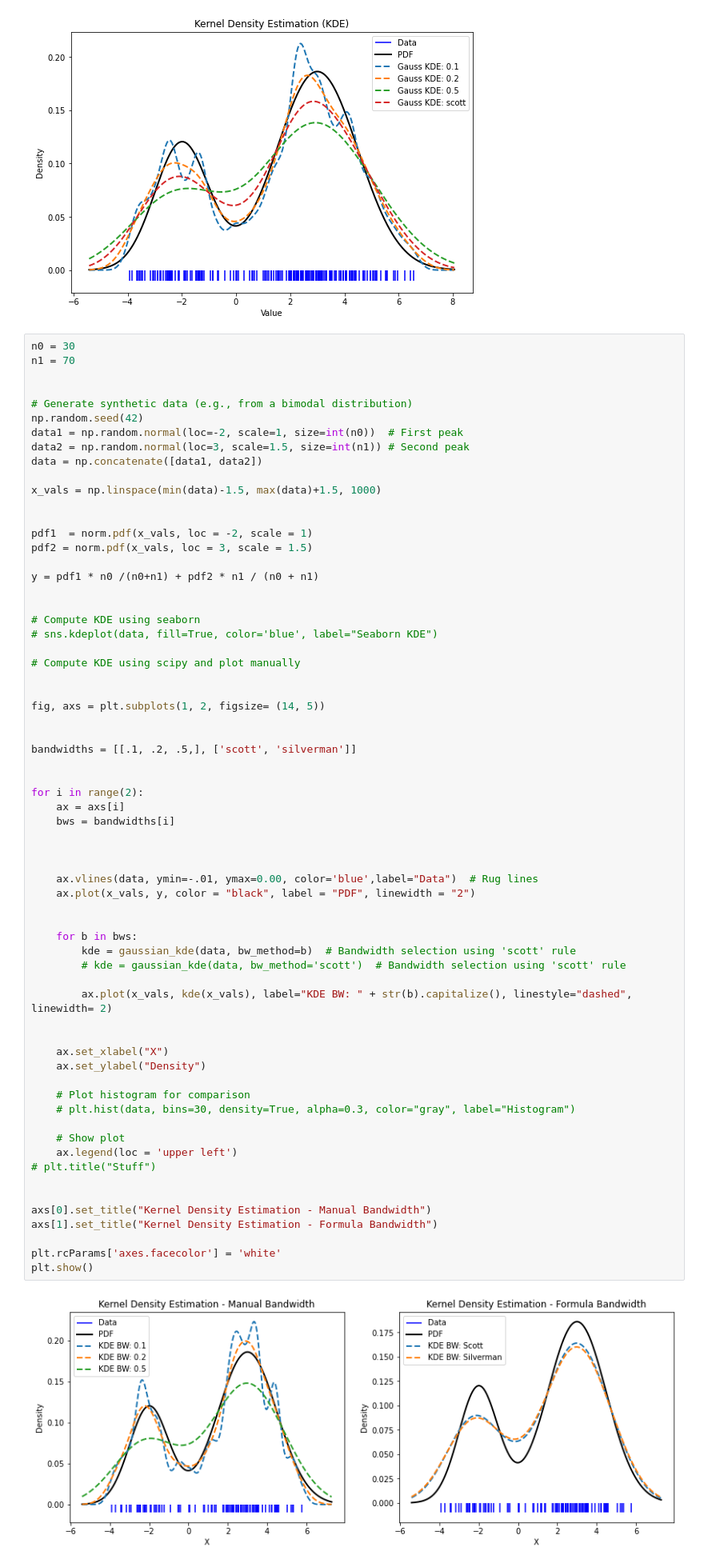
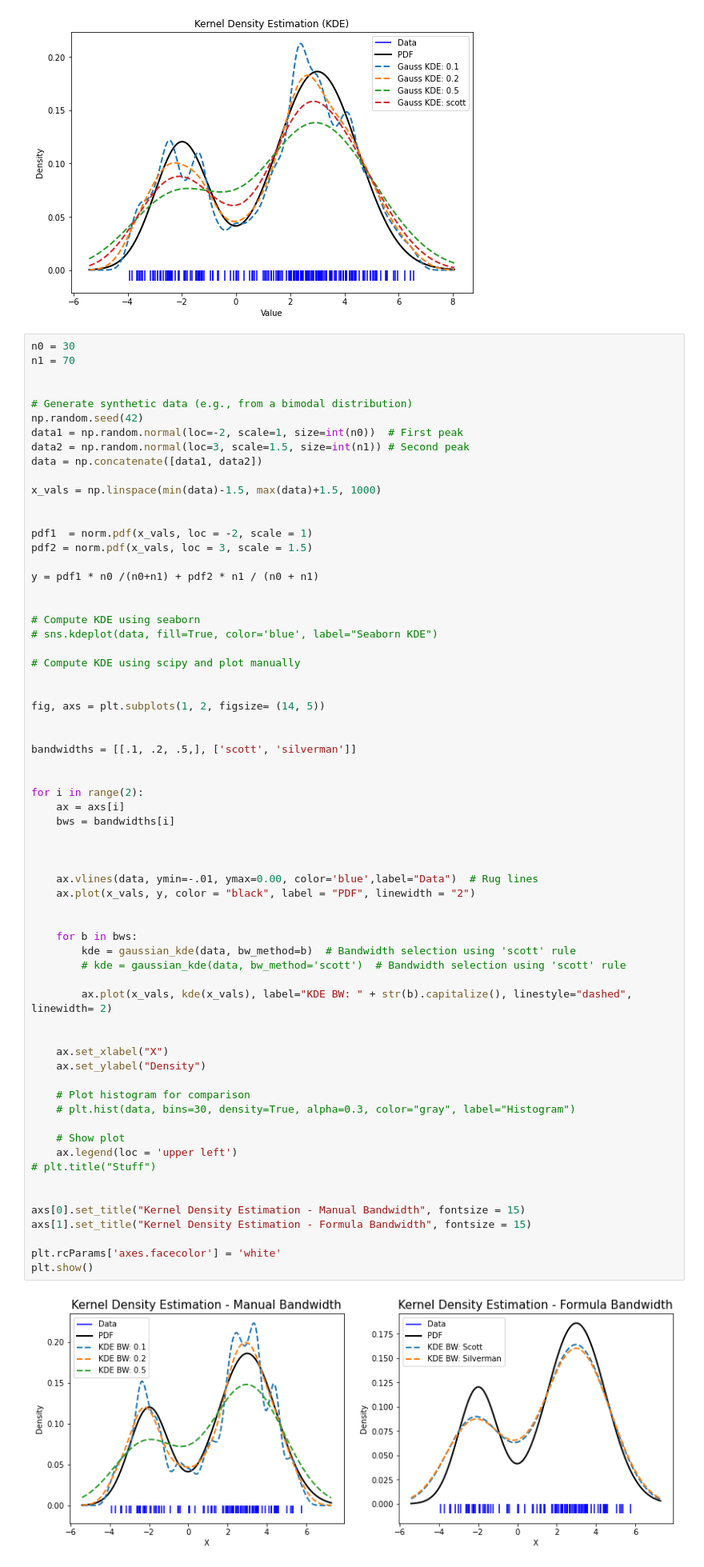
Before and after one commit to rj-may/BER_Bounds_Eval, a Jupyter notebook: plots/kde_demo.ipynb, the cells around one changed output. Shown at 80% size. Drawn from its saved outputs; the diff is of its cells as text.

```diff
--- a/plots/kde_demo.ipynb
+++ b/plots/kde_demo.ipynb
@@ -184,36 +184,36 @@ for i in range(2):
     bws = bandwidths[i]
 
 
 
     ax.vlines(data, ymin=-.01, ymax=0.00, color='blue',label="Data")  # Rug lines
     ax.plot(x_vals, y, color = "black", label = "PDF", linewidth = "2")
 
 
     for b in bws:
         kde = gaussian_kde(data, bw_method=b)  # Bandwidth selection using 'scott' rule
         # kde = gaussian_kde(data, bw_method='scott')  # Bandwidth selection using 'scott' rule
 
         ax.plot(x_vals, kde(x_vals), label="KDE BW: " + str(b).capitalize(), linestyle="dashed", linewidth= 2)
 
 
     ax.set_xlabel("X")
     ax.set_ylabel("Density")
 
     # Plot histogram for comparison
     # plt.hist(data, bins=30, density=True, alpha=0.3, color="gray", label="Histogram")
 
     # Show plot
     ax.legend(loc = 'upper left')
 # plt.title("Stuff")
 
 
-axs[0].set_title("Kernel Density Estimation - Manual Bandwidth")
-axs[1].set_title("Kernel Density Estimation - Formula Bandwidth")
+axs[0].set_title("Kernel Density Estimation - Manual Bandwidth", fontsize = 15)
+axs[1].set_title("Kernel Density Estimation - Formula Bandwidth", fontsize = 15)
 
 plt.rcParams['axes.facecolor'] = 'white'
 plt.show()
 # %% [output]
-[figure, old version]
+[figure, new version]
 # %%
 # Define uniform kernel function
 def uniform_kde(x, data, bandwidth):
```
Also changed, not shown: parts of 1 cell of this notebook, 23 other files.
